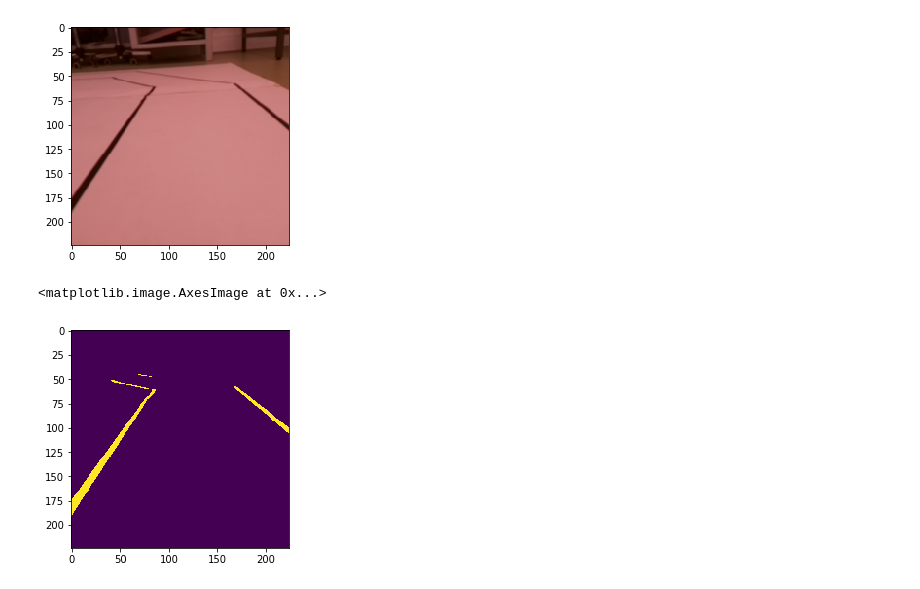
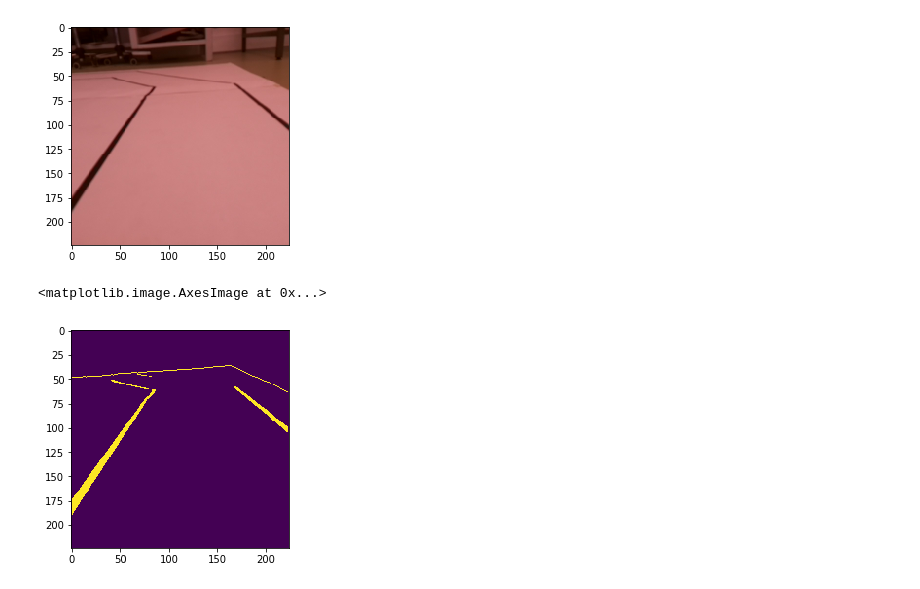
Before and after one commit to cs-isia-racer/notebooks, a Jupyter notebook: src/pixel_clusters.ipynb, the cells around one changed output. Drawn from its saved outputs; the diff is of its cells as text; code cells hidden in the pictures.

Commit message:
add code for remove_clusters

```diff
--- a/src/pixel_clusters.ipynb
+++ b/src/pixel_clusters.ipynb
@@ -115,10 +48,10 @@ plt.imshow(X_val[400])
 <matplotlib.image.AxesImage at 0x...>
 [figure]
 # %%
-plt.imshow(traversal_filter(cluster(kmeans, X_val[400]), 2000))
+plt.imshow(lib.remove_clusters(cluster(kmeans, X_val[400]), 2000))
 # %% [output]
 <matplotlib.image.AxesImage at 0x...>
-[figure, old version]
+[figure, new version]
 # %%
 class PixelClustersEstimator(lib.Estimator):
     def __init__(self, kmeans, limit=2000):
```
Also changed, not shown: parts of 4 cells of this notebook, 1 other file.
